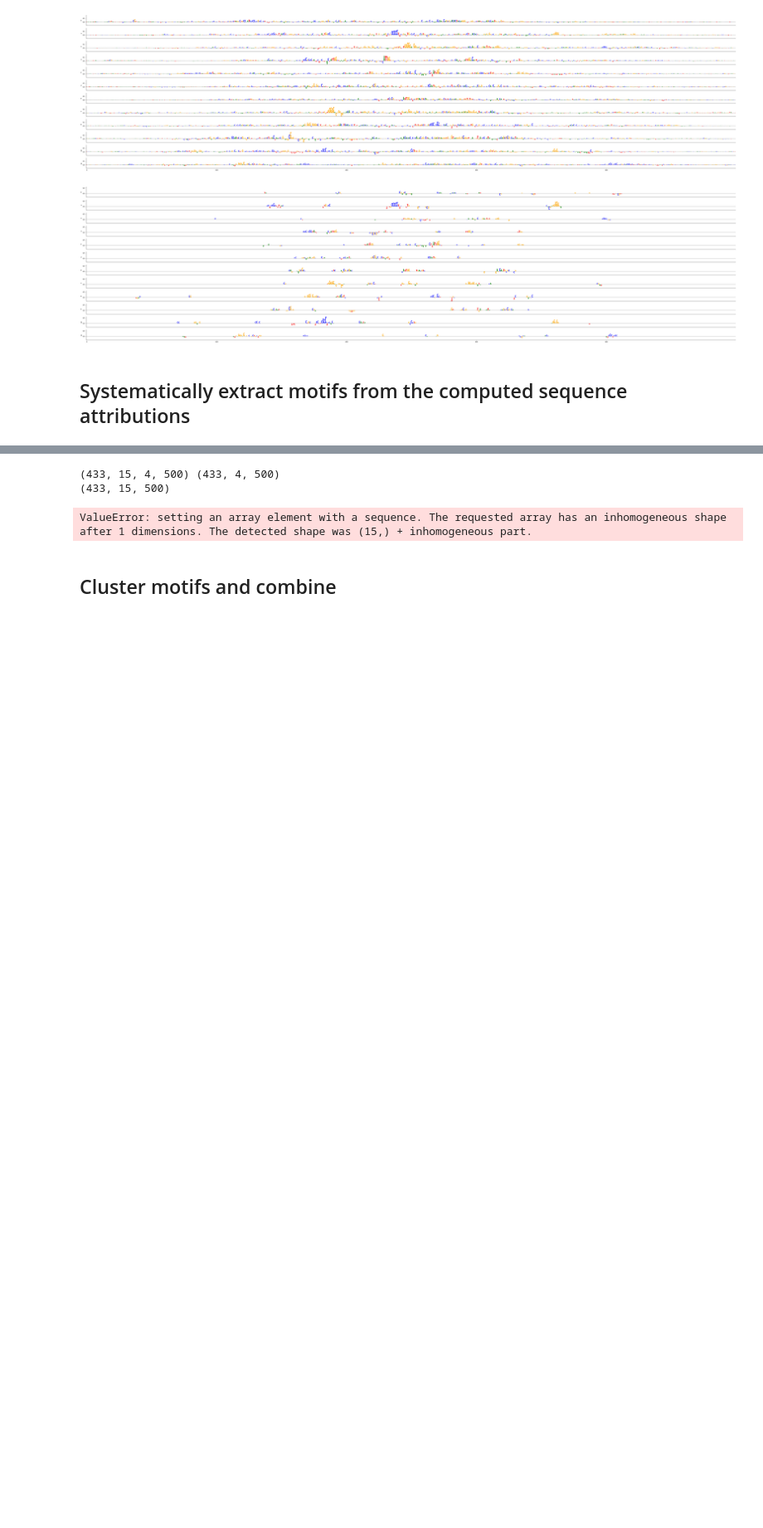
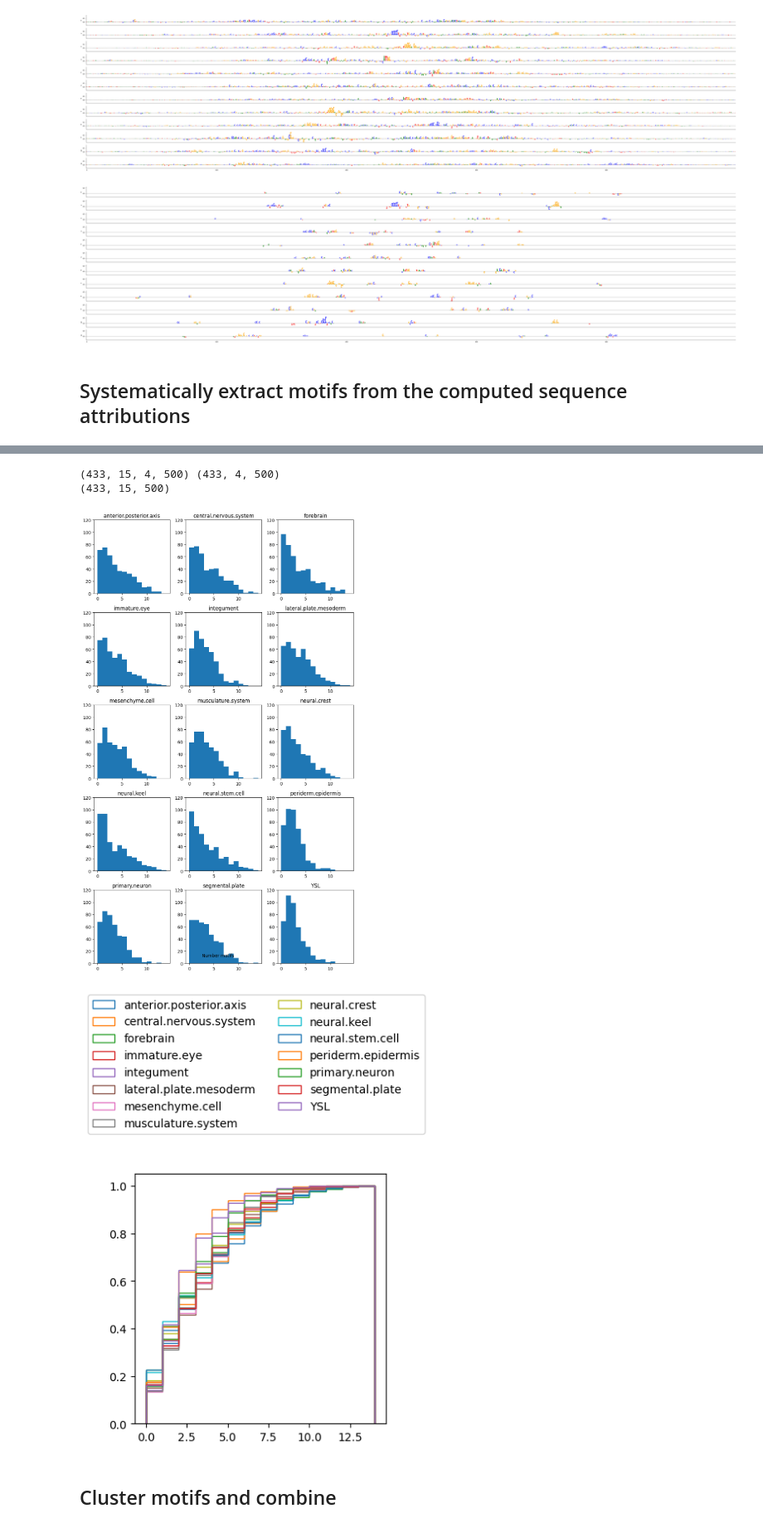
Before and after one commit to sasselab/DRG, a Jupyter notebook: examples/DRGpipeline.ipynb, the cells around one changed output, grey strips where cells are left out. Shown at 83% size. Cells and saved outputs as stored; diff of their text form; code cells hidden in the pictures; blank space fills up the shorter version.

Commit message:
Added clustering and plotting of effects

```diff
--- a/examples/DRGpipeline.ipynb
+++ b/examples/DRGpipeline.ipynb
@@ -597,8 +597,6 @@ Condensed grad attributions of shape (12, 1, 5, 50)
 # TODO make the find function work with sparse attributions
 
 from drg_tools.motif_analysis import find_motifs
-from drg_tools.io_utils import write_meme_file
-from drg_tools.plotlib import plotHist
 import matplotlib.pyplot as plt
 import matplotlib.pyplot as pl
 
@@ -651,9 +649,10 @@ normed_motifs = []
 motif_mean_effect = []
 motif_max_effect = []
 motif_borders = []
+motif_names = []
 N_motifs = []
 for c, ct in enumerate(header):
-    norm_mot, mot_mean, mot_max, mot_bor, n_mot = [], [], [], [], []
+    norm_mot, mot_mean, mot_max, mot_bor, n_mot, mot_name = [], [], [], [], [], []
     for i in range(gradattr.shape[0]):
         motiflocs = find_motifs(stats[i, c], sigcut, maxgap, minsig) # Returns a list of lists with positions of the motifs
         n_mot.append(len(motiflocs))
@@ -664,18 +663,21 @@ for c, ct in enumerate(header):
                 mot_max.append(stats[i, c][ml[0]: ml[-1]+1][np.argmax(np.abs(stats[i, c][ml[0]: ml[-1]+1]))])
                 mot_mean.append(np.mean(stats[i, c][ml[0]: ml[-1]+1]))
                 norm_mot.append(gradattr[i, c][:, ml[0]: ml[-1]+1]/mot_max[-1]) # To max normalized and sign adjusted motif
+                mot_name.append(f'{selected_names[i]}_{ct}_{ml[0]}-{ml[-1]+1}')
 
     normed_motifs.append(norm_mot)
     motif_mean_effect.append(np.array(mot_mean))
     motif_max_effect.append(np.array(mot_max))
     motif_borders.append(np.array(mot_bor,dtype = int))
     N_motifs.append(n_mot)
+    motif_names.append(np.array(mot_name, dtype = str))
 
 output_path = os.path.expanduser('~/CZS/Projects/ZebraFishDevelopment/Models/')
 model_stem = 'psd.bulk.zfish_atac.10hpf.lg1x.qnonoh-cv0-0_MSEk300l19FfGELUmax2vlCosssft51_dc1i1d1s1l7r1_tc5dNoned1s1r6l7ma2nfc2s512fdo0.1tr4e-06SGD0.9bs64-F'
 # Save the seqlets
 seqlet_file = os.path.join(output_path, model_stem) + '_seqlets.npz'
-np.savez_compressed(seqlet_file, names = selected_names, cells = header, seqlets = np.array(normed_motifs, dtype = object),
+np.savez_compressed(seqlet_file, names = np.array(motif_names, dtype = object), seqnames = selected_names,
+                    cells = header, seqlets = np.array(normed_motifs, dtype = object),
                     mean_effect = np.array(motif_mean_effect, dtype = object), max_effect = np.array(motif_max_effect, dtype = object),
                     borders = np.array(motif_borders, dtype = object))
 
@@ -688,6 +690,13 @@ for h, head in enumerate(header):
     ax.set_ylim([0,120])
 plt.tight_layout()
 fig.text(0.5, 0.04, 'Number motifs', ha='center')
+
+figagg = plt.figure(figsize = (4,4))
+axagg = plt.subplot(111)
+for h, head in enumerate(header):
+    axagg.hist(N_motifs[h], bins = np.arange(15), cumulative=True, histtype = 'step', density = True, label = head)
+figagg.legend(loc='upper center', bbox_to_anchor=(0.5, 1.45), ncol=2)
+
 plt.show()
 # %% [output]
 Selected 433 sequences that differ at most 1 in cell types where they have signal over 5
@@ -695,8 +704,9 @@ TISM time for (433, 15, 4, 500) 15 14.664703607559204
 Estimated cutoff for significance from standard deviation 0.12194460667669772
 [figure]
 (433, 15, 4, 500) (433, 4, 500)
 (433, 15, 500)
-ValueError: setting an array element with a sequence. The requested array has an inhomogeneous shape after 1 dimensions. The detected shape was (15,) + inhomogeneous part.
+[figure, added]
+[figure, added]
 # %% [markdown]
 ## Cluster motifs and combine
 # %%
```
Also changed, not shown: parts of 5 cells of this notebook, 3 other files.
